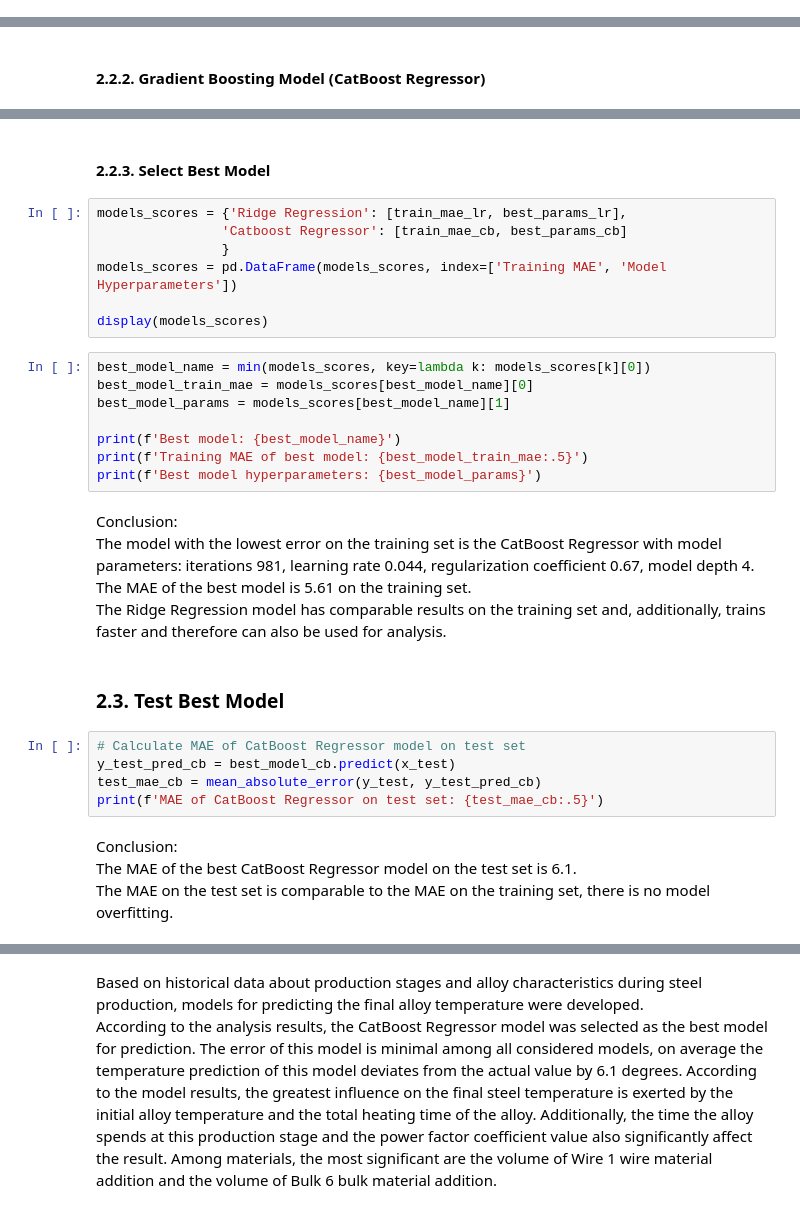
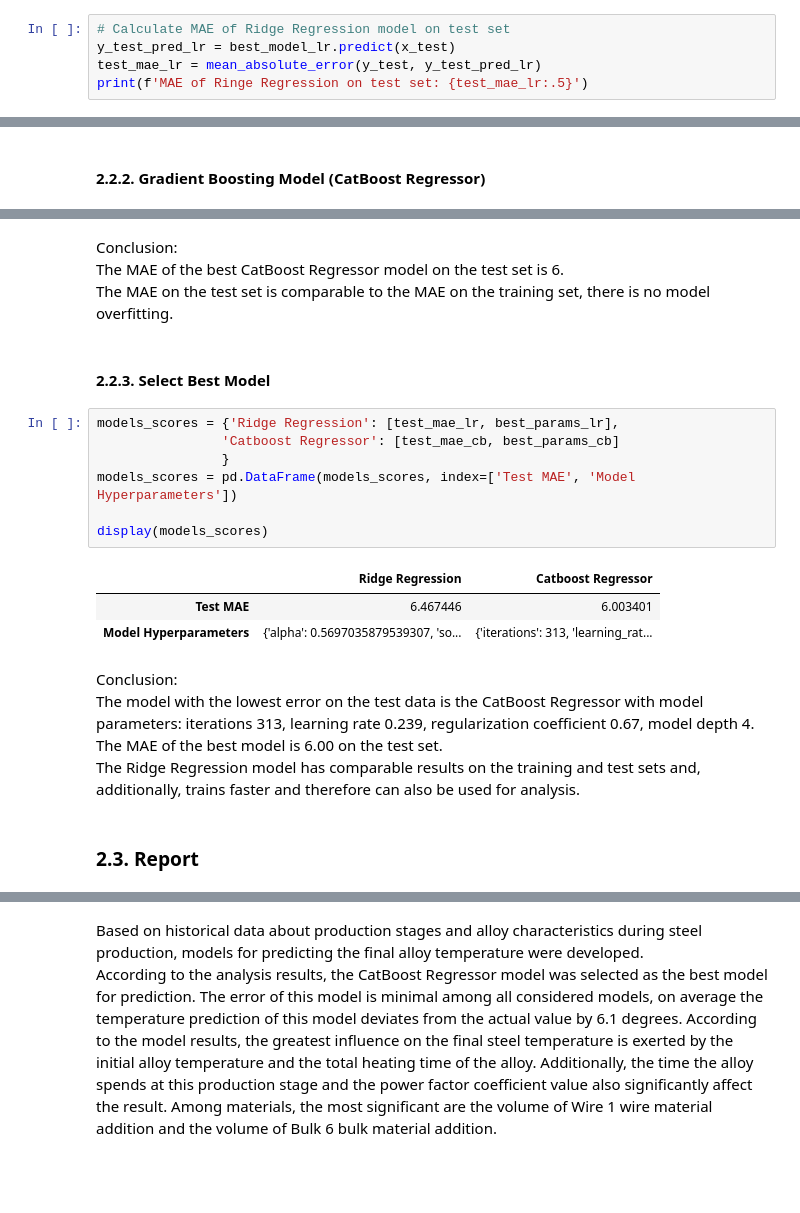
Before and after one commit to iuliia-kuznetsova/steel_temperature, a Jupyter notebook: main_steel_temperature_prediction.ipynb, the cells around one changed output, grey strips where cells are left out. Saved outputs shown, nothing was run; the diff lists cells and outputs as text; blank space fills up the shorter version.

```diff
--- a/main_steel_temperature_prediction.ipynb
+++ b/main_steel_temperature_prediction.ipynb
@@ -872,0 +893,5 @@ plt.show()
+# %%
+# Calculate MAE of Ridge Regression model on test set
+y_test_pred_lr = best_model_lr.predict(x_test)
+test_mae_lr = mean_absolute_error(y_test, y_test_pred_lr)
+print(f'MAE of Ringe Regression on test set: {test_mae_lr:.5}')
@@ -966,33 +1091,24 @@ plt.show()
+# %% [markdown]
+Conclusion: <br>
+The MAE of the best CatBoost Regressor model on the test set is 6. <br>
+The MAE on the test set is comparable to the MAE on the training set, there is no model overfitting.
 # %% [markdown]
 <h4>2.2.3. Select Best Model</h4>
 # %%
-models_scores = {'Ridge Regression': [train_mae_lr, best_params_lr],
-                'Catboost Regressor': [train_mae_cb, best_params_cb]
+models_scores = {'Ridge Regression': [test_mae_lr, best_params_lr],
+                'Catboost Regressor': [test_mae_cb, best_params_cb]
                 }
-models_scores = pd.DataFrame(models_scores, index=['Training MAE', 'Model Hyperparameters'])
+models_scores = pd.DataFrame(models_scores, index=['Test MAE', 'Model Hyperparameters'])
 
 display(models_scores)
+# %% [output]
+|  | Ridge Regression | Catboost Regressor |
+| Test MAE | 6.467446 | 6.003401 |
+| Model Hyperparameters | {'alpha': 0.5697035879539307, 'so... | {'iterations': 313, 'learning_rat... |
-# %%
-best_model_name = min(models_scores, key=lambda k: models_scores[k][0])
-best_model_train_mae = models_scores[best_model_name][0]
-best_model_params = models_scores[best_model_name][1]
-
-print(f'Best model: {best_model_name}')
-print(f'Training MAE of best model: {best_model_train_mae:.5}')
-print(f'Best model hyperparameters: {best_model_params}')
 # %% [markdown]
 Conclusion: <br>
-The model with the lowest error on the training set is the CatBoost Regressor with model parameters: iterations 981, learning rate 0.044, regularization coefficient 0.67, model depth 4. <br>
-The MAE of the best model is 5.61 on the training set. <br>
-The Ridge Regression model has comparable results on the training set and, additionally, trains faster and therefore can also be used for analysis.
+The model with the lowest error on the test data is the CatBoost Regressor with model parameters: iterations 313, learning rate 0.239, regularization coefficient 0.67, model depth 4. <br>
+The MAE of the best model is 6.00 on the test set. <br>
+The Ridge Regression model has comparable results on the training and test sets and, additionally, trains faster and therefore can also be used for analysis.
 # %% [markdown]
-<h3>2.3. Test Best Model</h3>
+<h3>2.3. Report</h3>
-# %%
-# Calculate MAE of CatBoost Regressor model on test set
-y_test_pred_cb = best_model_cb.predict(x_test)
-test_mae_cb = mean_absolute_error(y_test, y_test_pred_cb)
-print(f'MAE of CatBoost Regressor on test set: {test_mae_cb:.5}')
-# %% [markdown]
-Conclusion: <br>
-The MAE of the best CatBoost Regressor model on the test set is 6.1. <br>
-The MAE on the test set is comparable to the MAE on the training set, there is no model overfitting.
```
Also changed, not shown: parts of 31 cells of this notebook, 3 other files.
